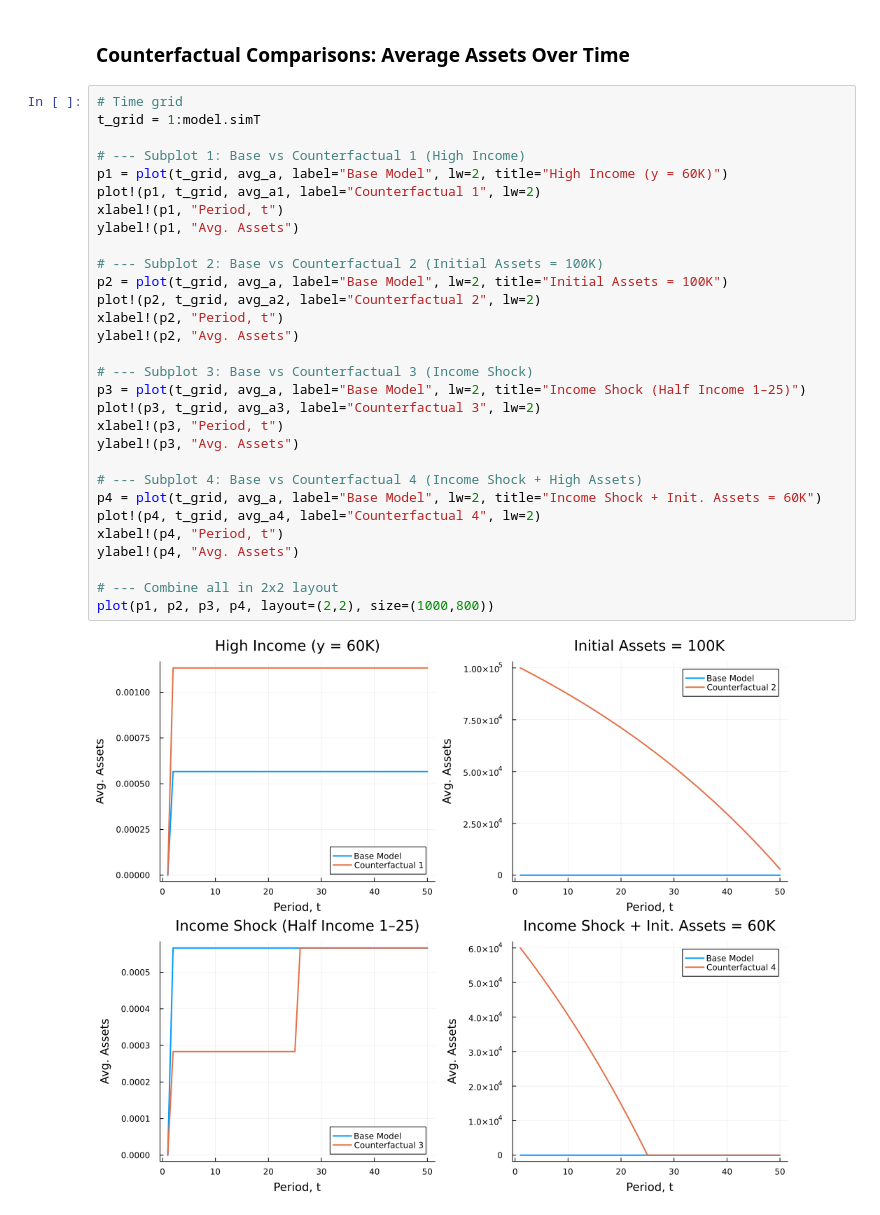
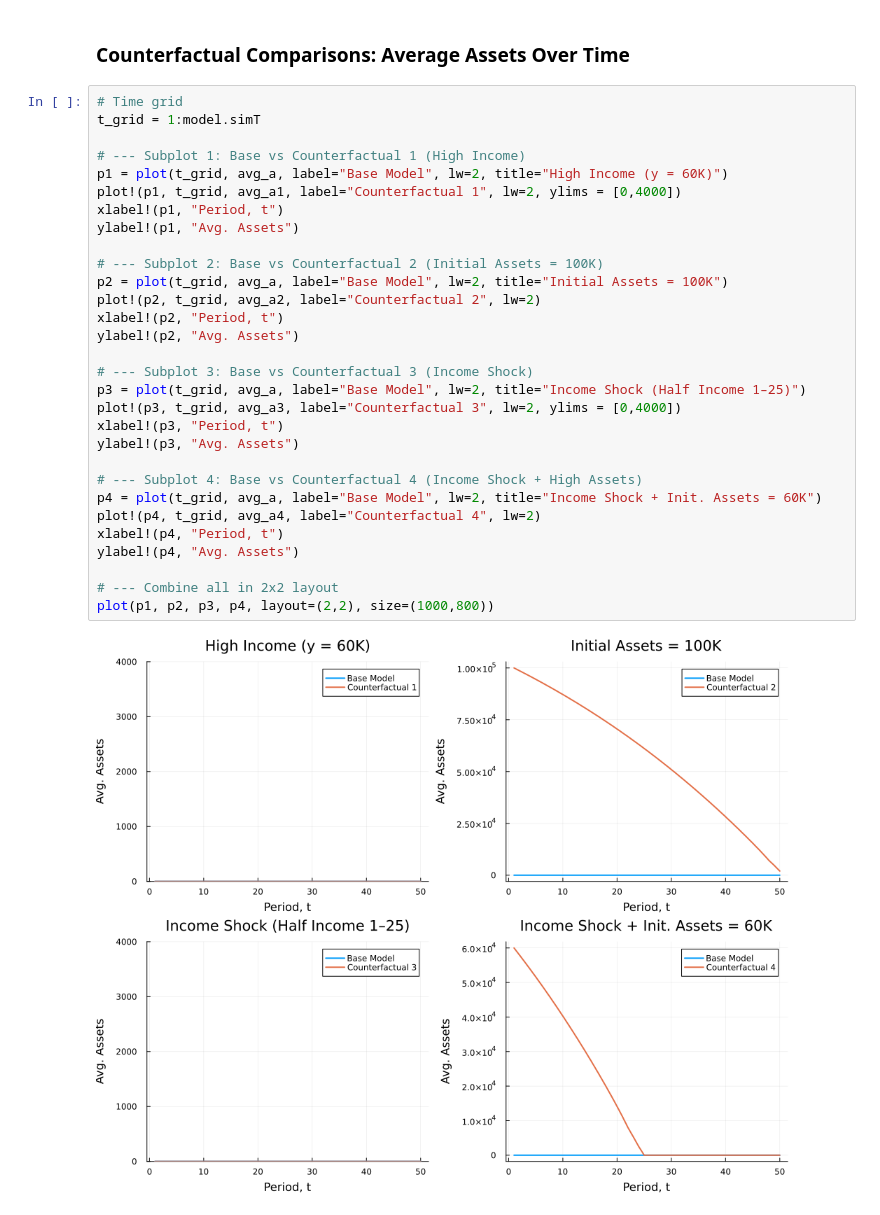
Before and after one commit to Ali-Iranpour/Structural-estimation, a Jupyter notebook: consumption_saving.ipynb, the cells around one changed output. Saved outputs shown, nothing was run; the diff lists cells and outputs as text.

```diff
--- a/consumption_saving.ipynb
+++ b/consumption_saving.ipynb
@@ -309,32 +351,32 @@ plot(p1, p2, p3, p4, layout=(2,2), size=(1000,800))
 # %%
 # Time grid
 t_grid = 1:model.simT
 
 # --- Subplot 1: Base vs Counterfactual 1 (High Income)
 p1 = plot(t_grid, avg_a, label="Base Model", lw=2, title="High Income (y = 60K)")
-plot!(p1, t_grid, avg_a1, label="Counterfactual 1", lw=2)
+plot!(p1, t_grid, avg_a1, label="Counterfactual 1", lw=2, ylims = [0,4000])
 xlabel!(p1, "Period, t")
 ylabel!(p1, "Avg. Assets")
 
 # --- Subplot 2: Base vs Counterfactual 2 (Initial Assets = 100K)
 p2 = plot(t_grid, avg_a, label="Base Model", lw=2, title="Initial Assets = 100K")
 plot!(p2, t_grid, avg_a2, label="Counterfactual 2", lw=2)
 xlabel!(p2, "Period, t")
 ylabel!(p2, "Avg. Assets")
 
 # --- Subplot 3: Base vs Counterfactual 3 (Income Shock)
 p3 = plot(t_grid, avg_a, label="Base Model", lw=2, title="Income Shock (Half Income 1–25)")
-plot!(p3, t_grid, avg_a3, label="Counterfactual 3", lw=2)
+plot!(p3, t_grid, avg_a3, label="Counterfactual 3", lw=2, ylims = [0,4000])
 xlabel!(p3, "Period, t")
 ylabel!(p3, "Avg. Assets")
 
 # --- Subplot 4: Base vs Counterfactual 4 (Income Shock + High Assets)
 p4 = plot(t_grid, avg_a, label="Base Model", lw=2, title="Income Shock + Init. Assets = 60K")
 plot!(p4, t_grid, avg_a4, label="Counterfactual 4", lw=2)
 xlabel!(p4, "Period, t")
 ylabel!(p4, "Avg. Assets")
 
 # --- Combine all in 2x2 layout
 plot(p1, p2, p3, p4, layout=(2,2), size=(1000,800))
 # %% [output]
-[figure, old version]
+[figure, new version]
```
Also changed, not shown: parts of 5 cells of this notebook.
